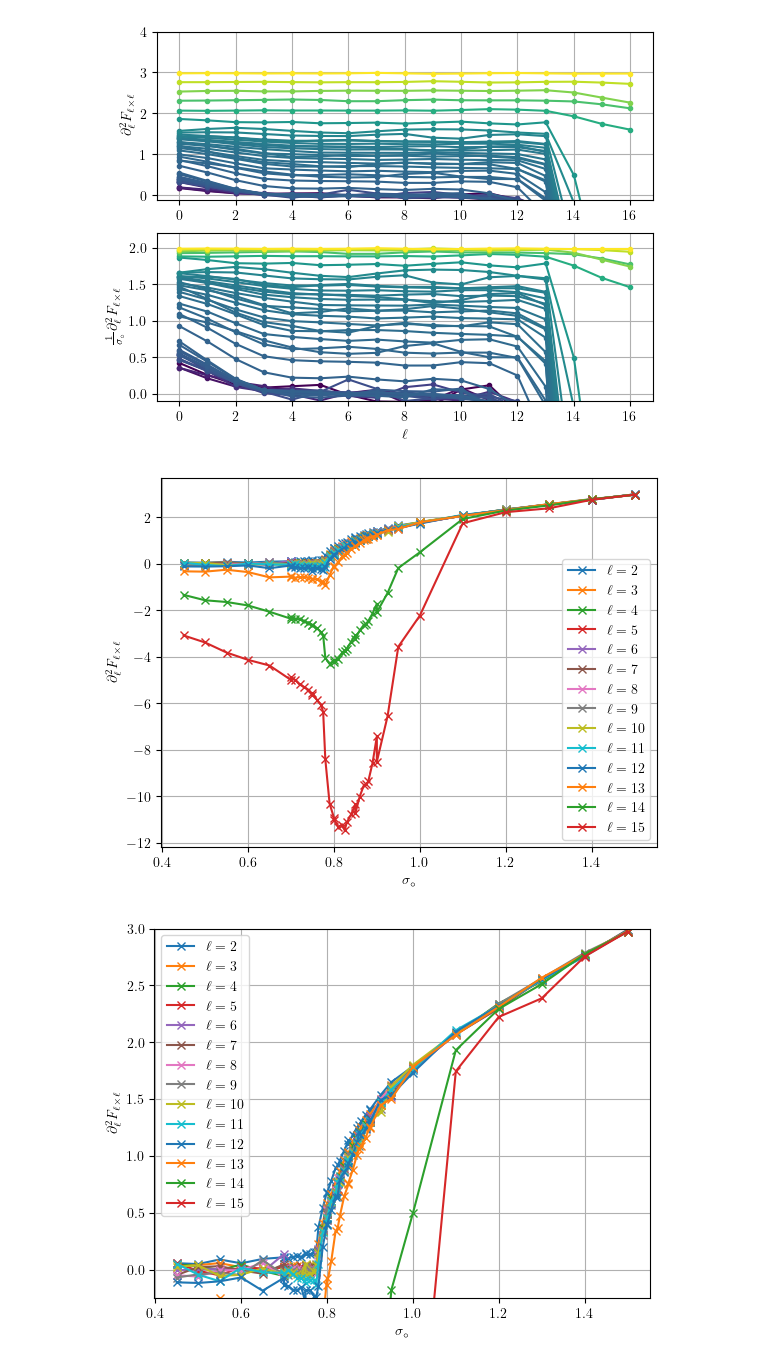
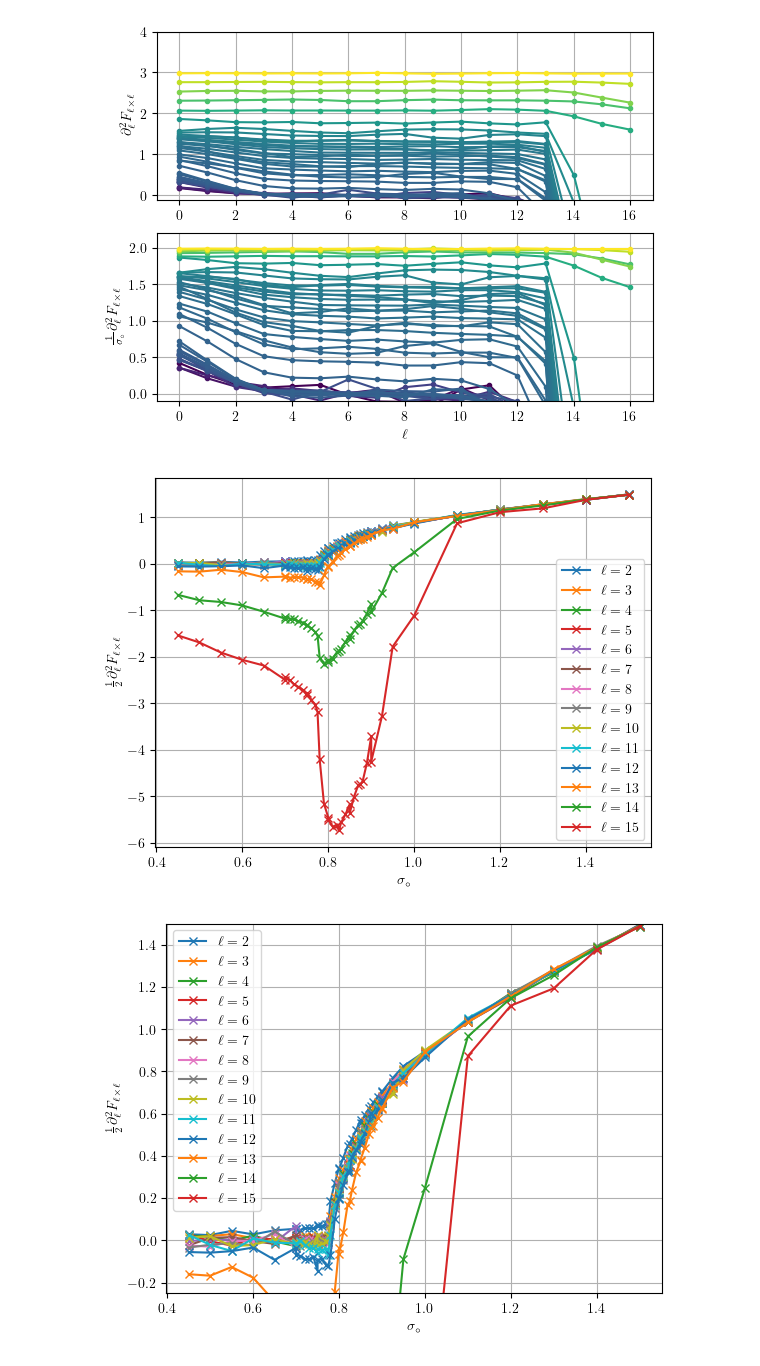
Before and after one commit to Renmusxd/GaugeTheoryRunner, a Jupyter notebook: jupyter/PlotMarkovLoopProbs.ipynb, the cells around one changed output. Drawn from its saved outputs; the diff is of its cells as text; code cells hidden in the pictures.

```diff
--- a/jupyter/PlotMarkovLoopProbs.ipynb
+++ b/jupyter/PlotMarkovLoopProbs.ipynb
@@ -302,40 +303,40 @@ pyplot.show()
 # %%
 for i in range(2,L):
     plot_dat = []
     for (k, _, _, grad2lf) in all_dat:
-        plot_dat.append((k, grad2lf[i]))
+        plot_dat.append((k, grad2lf[i]/2))
     pyplot.plot(*zip(*plot_dat), 'x-', label=rf"$\ell={i}$")
 pyplot.grid()
 pyplot.legend()
 pyplot.xlabel(r"$\sigma_\circ$")
-pyplot.ylabel(r"$\partial_{\ell}^2 F_{\ell \times \ell}$")
+pyplot.ylabel(r"$\frac{1}{2} \partial_{\ell}^2 F_{\ell \times \ell}$")
 pyplot.show()
 
 for i in range(2,L):
     plot_dat = []
     for (k, _, _, grad2lf) in all_dat:
-        plot_dat.append((k, grad2lf[i]))
+        plot_dat.append((k, grad2lf[i]/2))
     pyplot.plot(*zip(*plot_dat), 'x-', label=rf"$\ell={i}$")
 pyplot.grid()
 pyplot.legend()
 pyplot.xlabel(r"$\sigma_\circ$")
-pyplot.ylabel(r"$\partial_{\ell}^2 F_{\ell \times \ell}$")
-pyplot.ylim((-0.25,3))
+pyplot.ylabel(r"$\frac{1}{2} \partial_{\ell}^2 F_{\ell \times \ell}$")
+pyplot.ylim((-0.25,1.5))
 pyplot.show()
 
 
 for i in [L//4,L//2,(3*L)//4]:
     plot_dat = []
     for (k, _, _, grad2lf) in all_dat:
-        plot_dat.append((k, grad2lf[i]))
+        plot_dat.append((k, grad2lf[i]/2))
     pyplot.plot(*zip(*plot_dat), 'x-', label=rf"$\ell={i}$")
 pyplot.grid()
 pyplot.legend()
 pyplot.xlabel(r"$\sigma_\circ$")
-pyplot.ylabel(r"$\partial_{\ell}^2 F_{\ell \times \ell}$")
-pyplot.ylim((-0.25,3.5))
+pyplot.ylabel(r"$\frac{1}{2} \partial_{\ell}^2 F_{\ell \times \ell}$")
+pyplot.ylim((-0.25,1.5))
 pyplot.savefig("second_deriv.png")
 pyplot.show()
 # %% [output]
-[figure, old version]
+[figure, new version]
-[figure, old version]
+[figure, new version]
```
Also changed, not shown: parts of 4 cells of this notebook, 2 other files.
